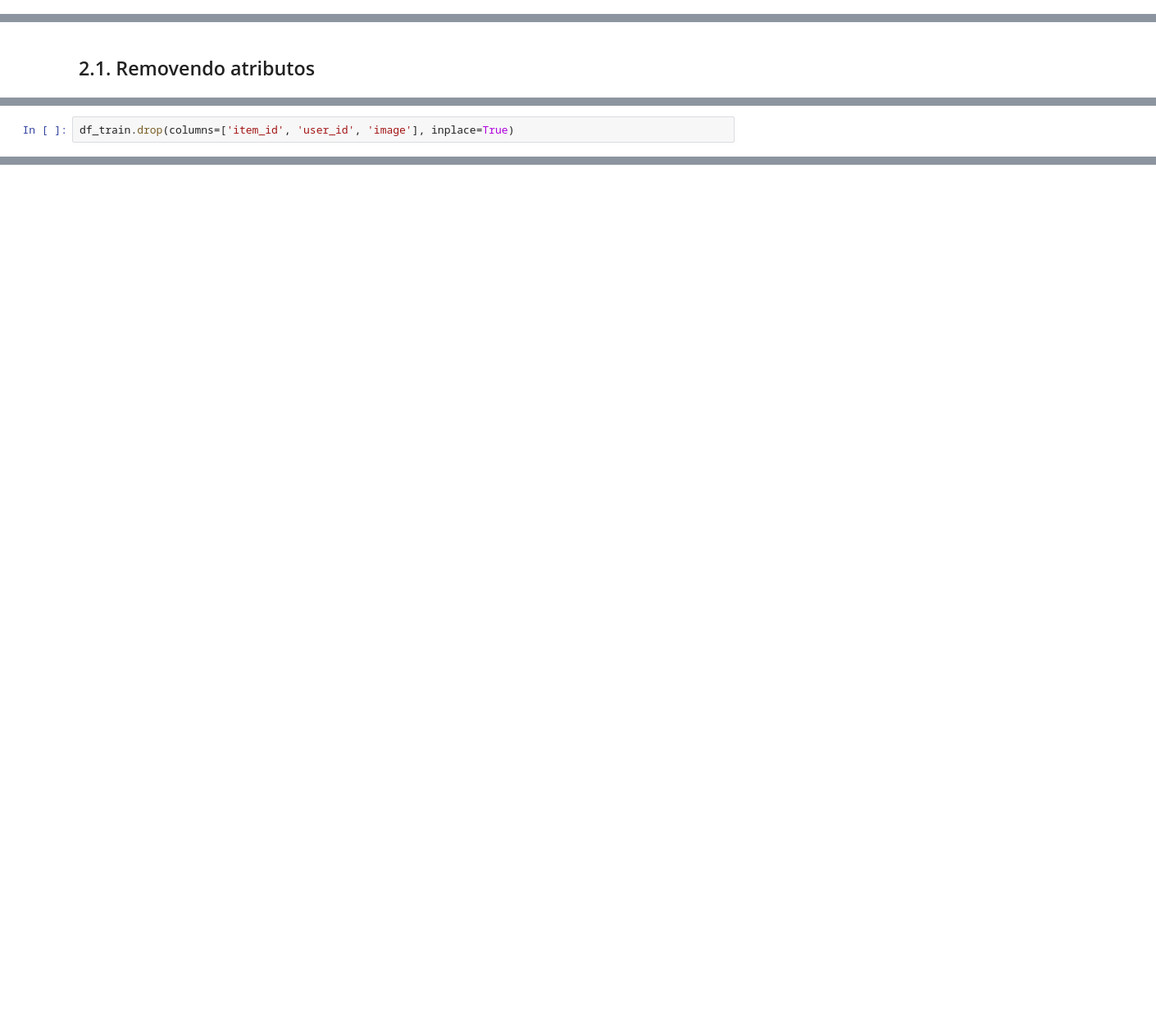
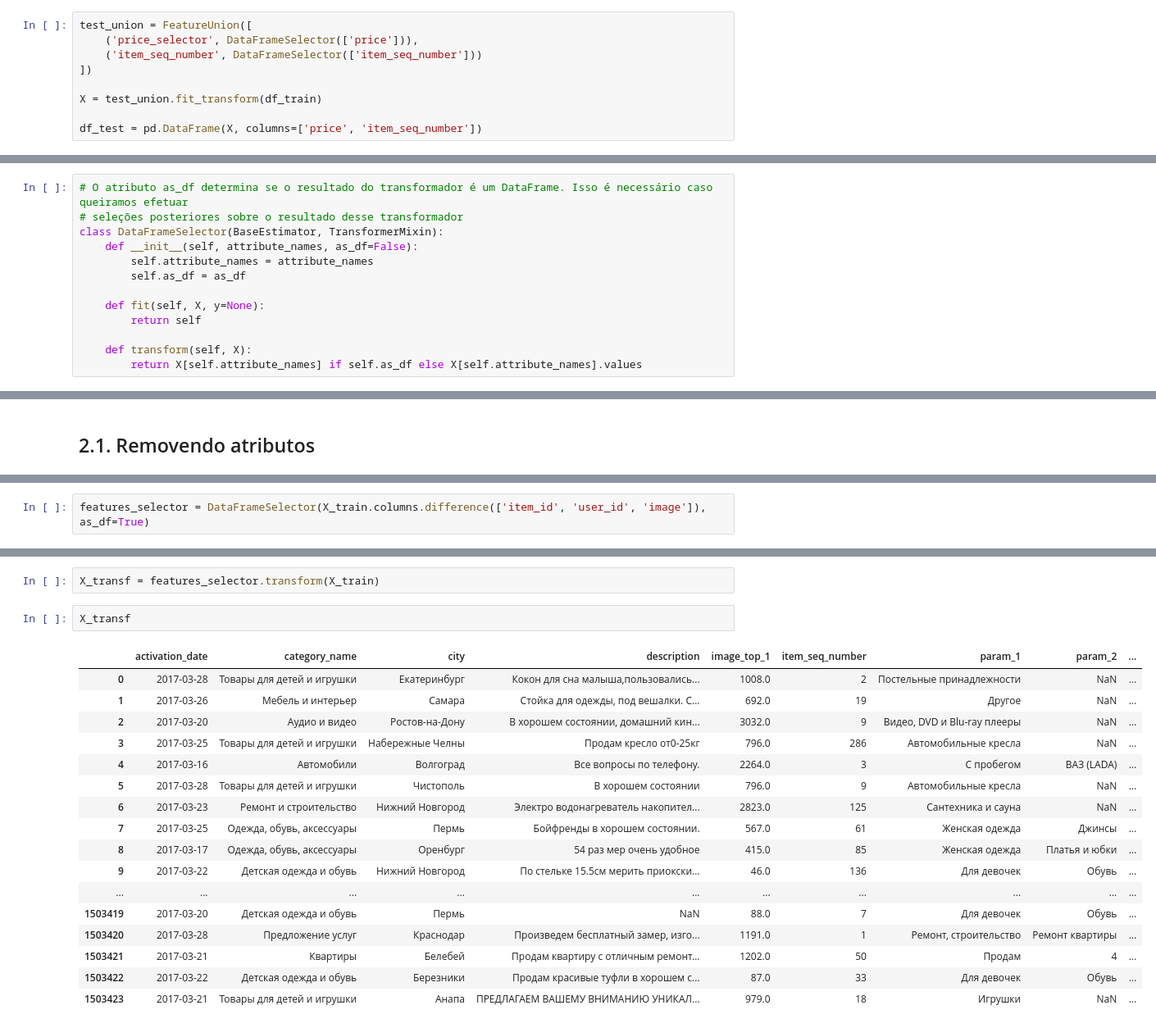
Before and after one commit to RafaelFK/avito_challenge, a Jupyter notebook: Avito Challenge Report.ipynb, the cells around one changed output, grey strips where cells are left out. Shown at 82% size. Cells and saved outputs as stored; diff of their text form; blank space fills up the shorter version.

Commit message:
WIP transformando features de datas

```diff
--- a/Avito Challenge Report.ipynb
+++ b/Avito Challenge Report.ipynb
@@ -137,3 +148,12 @@ image                           object
 image_top_1                    float64
 deal_probability               float64
 dtype: object
+# %%
+test_union = FeatureUnion([
+    ('price_selector', DataFrameSelector(['price'])),
+    ('item_seq_number', DataFrameSelector(['item_seq_number']))
+])
+
+X = test_union.fit_transform(df_train)
+
+df_test = pd.DataFrame(X, columns=['price', 'item_seq_number'])
@@ -147,3 +214,16 @@ Nº. de amostras: 1503424
 Justificar, com base nessa primeira olhada nos dados, as trasformações de preprocessamento a serem realizadas: imputação de dados faltantes, vetorização de dados textuais, redução de dimensionalidade com PCA (ou eliminação direta, perguntar ao Fabrício), normalização (apenas para os algoritmos que se beneficiam)
 # %% [markdown]
 A partir dessa primeira exploração dos dados, podemos ver que o dataset é bastante heterogêneo. Nele, podemos observar features categóricas, numéricas e textuais, o que significa que teremos que executar algumas etapas de preprocessamento antes de treinar algum modelo.
+# %%
+# O atributo as_df determina se o resultado do transformador é um DataFrame. Isso é necessário caso queiramos efetuar
+# seleções posteriores sobre o resultado desse transformador
+class DataFrameSelector(BaseEstimator, TransformerMixin):
+    def __init__(self, attribute_names, as_df=False):
+        self.attribute_names = attribute_names
+        self.as_df = as_df
+
+    def fit(self, X, y=None):
+        return self
+
+    def transform(self, X):
+        return X[self.attribute_names] if self.as_df else X[self.attribute_names].values
@@ -154,2 +260,2 @@ Vamos primeiro remover alguns atributos que não são relevante para nossa model
 # %%
-df_train.drop(columns=['item_id', 'user_id', 'image'], inplace=True)
+features_selector = DataFrameSelector(X_train.columns.difference(['item_id', 'user_id', 'image']), as_df=True)
@@ -172,0 +264,22 @@ Index(['region', 'city', 'parent_category_name', 'category_name', 'param_1',
+# %%
+X_transf = features_selector.transform(X_train)
+# %%
+X_transf
+# %% [output]
+|  | activation_date | category_name | city | description | image_top_1 | item_seq_number | param_1 | param_2 | ... |
+| 0 | 2017-03-28 | Товары для детей и игрушки | Екатеринбург | Кокон для сна малыша,пользовались... | 1008.0 | 2 | Постельные принадлежности | NaN | ... |
+| 1 | 2017-03-26 | Мебель и интерьер | Самара | Стойка для одежды, под вешалки. С... | 692.0 | 19 | Другое | NaN | ... |
+| 2 | 2017-03-20 | Аудио и видео | Ростов-на-Дону | В хорошем состоянии, домашний кин... | 3032.0 | 9 | Видео, DVD и Blu-ray плееры | NaN | ... |
+| 3 | 2017-03-25 | Товары для детей и игрушки | Набережные Челны | Продам кресло от0-25кг | 796.0 | 286 | Автомобильные кресла | NaN | ... |
+| 4 | 2017-03-16 | Автомобили | Волгоград | Все вопросы по телефону. | 2264.0 | 3 | С пробегом | ВАЗ (LADA) | ... |
+| 5 | 2017-03-28 | Товары для детей и игрушки | Чистополь | В хорошем состоянии | 796.0 | 9 | Автомобильные кресла | NaN | ... |
+| 6 | 2017-03-23 | Ремонт и строительство | Нижний Новгород | Электро водонагреватель накопител... | 2823.0 | 125 | Сантехника и сауна | NaN | ... |
+| 7 | 2017-03-25 | Одежда, обувь, аксессуары | Пермь | Бойфренды в хорошем состоянии. | 567.0 | 61 | Женская одежда | Джинсы | ... |
+| 8 | 2017-03-17 | Одежда, обувь, аксессуары | Оренбург | 54 раз мер очень удобное | 415.0 | 85 | Женская одежда | Платья и юбки | ... |
+| 9 | 2017-03-22 | Детская одежда и обувь | Нижний Новгород | По стельке 15.5см мерить приокски... | 46.0 | 136 | Для девочек | Обувь | ... |
+| ... | ... | ... | ... | ... | ... | ... | ... | ... | ... |
+| 1503419 | 2017-03-20 | Детская одежда и обувь | Пермь | NaN | 88.0 | 7 | Для девочек | Обувь | ... |
+| 1503420 | 2017-03-28 | Предложение услуг | Краснодар | Произведем бесплатный замер, изго... | 1191.0 | 1 | Ремонт, строительство | Ремонт квартиры | ... |
+| 1503421 | 2017-03-21 | Квартиры | Белебей | Продам квартиру с отличным ремонт... | 1202.0 | 50 | Продам | 4 | ... |
+| 1503422 | 2017-03-22 | Детская одежда и обувь | Березники | Продам красивые туфли в хорошем с... | 87.0 | 33 | Для девочек | Обувь | ... |
+| 1503423 | 2017-03-21 | Товары для детей и игрушки | Анапа | ПРЕДЛАГАЕМ ВАШЕМУ ВНИМАНИЮ УНИКАЛ... | 979.0 | 18 | Игрушки | NaN | ... |
```
Also changed, not shown: parts of 28 cells of this notebook.
